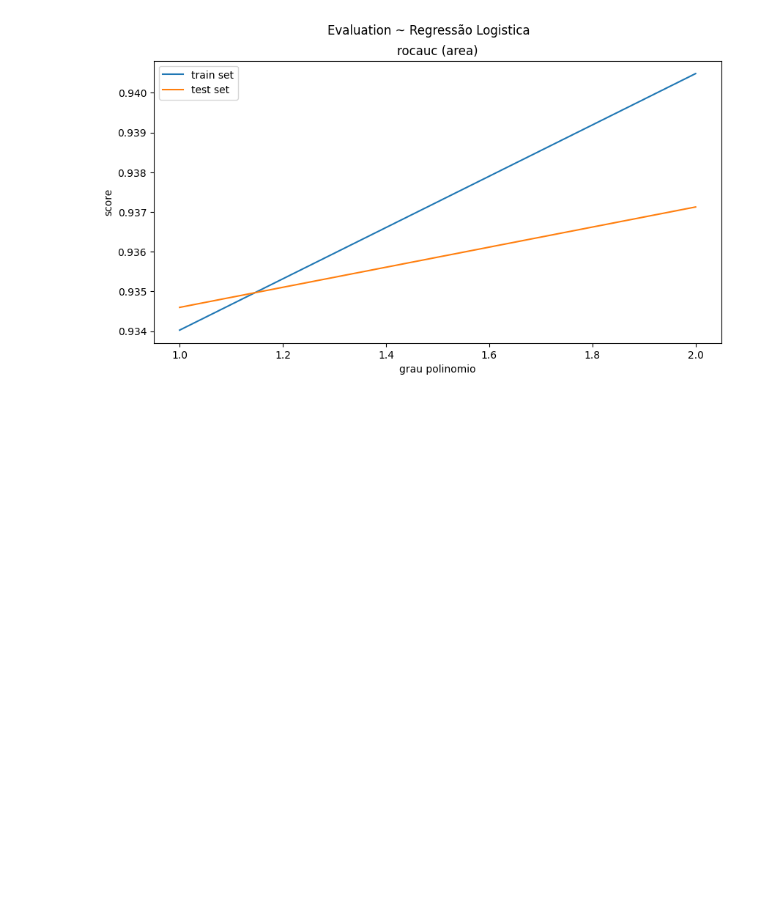
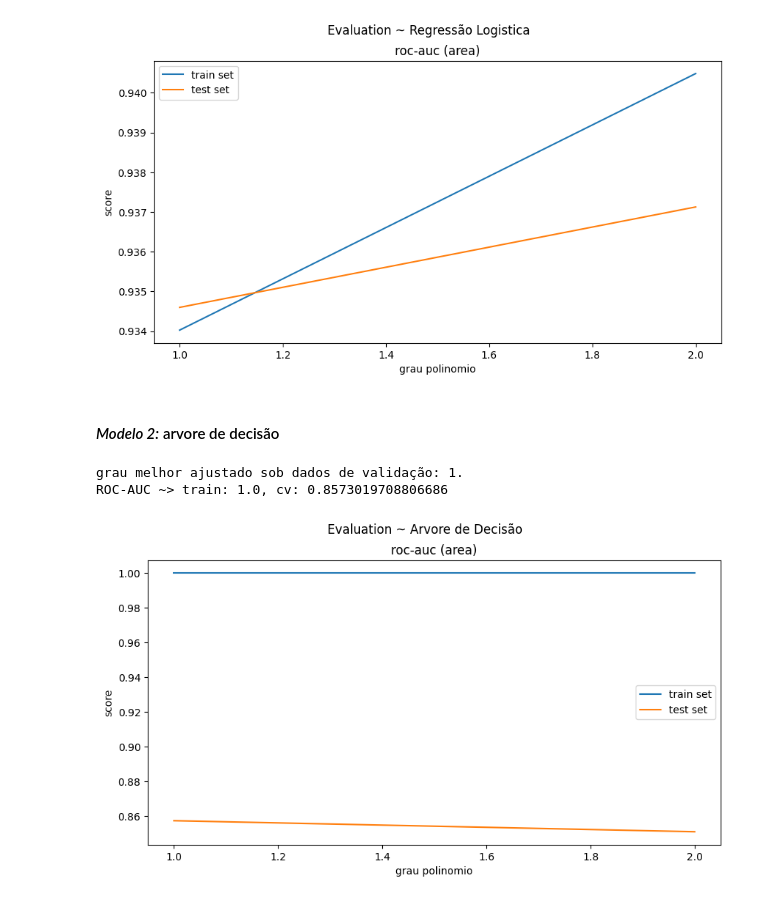
Before and after one commit to richardsantino/diabete-prediction, a Jupyter notebook: diabetes_prediction.ipynb, the cells around one changed output. Cells and saved outputs as stored; diff of their text form; code cells hidden in the pictures; blank space fills up the shorter version.

```diff
--- a/diabetes_prediction.ipynb
+++ b/diabetes_prediction.ipynb
@@ -886,3 +879,60 @@ plt.show()
 grau melhor ajustado sob dados de validação: 2.
 ROC-AUC ~> train: 0.9404836766065015, cv: 0.9371254757572637
 [figure]
+# %% [markdown]
+#### *Modelo 2:* arvore de decisão
+# %%
+labels = ['train set', 'test set']
+scores = {
+    'ROC_AUC': [],
+}
+exps = list(range(1, 3))
+best_cv_rocauc_dectre = -np.inf
+best_exp = None
+
+for i in exps:
+    X_train_i, poly, scaler = transform_train_set(X_train, i)
+
+    X_cv_i = poly.transform(X_cv)
+    X_cv_i = scaler.transform(X_cv_i)
+
+    model_i = DecisionTreeClassifier()
+    model_i.fit(X_train_i, y_train)
+
+    # train val
+    y_pred_prob = model_i.predict_proba(X_train_i)[:, 1]
+    y_true = y_train
+
+    false_positive_rate, true_positive_rate, _ = roc_curve(y_true, y_pred_prob)
+    train_rocauc = auc(false_positive_rate, true_positive_rate)
+
+    # cv val
+    y_pred_prob = model_i.predict_proba(X_cv_i)[:, 1]
+    y_true = y_cv
+
+    false_positive_rate, true_positive_rate, _ = roc_curve(y_true, y_pred_prob)
+    cv_rocauc = auc(false_positive_rate, true_positive_rate)
+
+    scores['ROC_AUC'].append([train_rocauc, cv_rocauc])
+
+    if cv_rocauc > best_cv_rocauc_dectre:
+        best_cv_rocauc_dectre = cv_rocauc
+        best_exp = i
+
+print(f'grau melhor ajustado sob dados de validação: {best_exp}.')
+print(f"ROC-AUC ~> train: {scores['ROC_AUC'][best_exp-1][0]}, cv: {scores['ROC_AUC'][best_exp-1][1]}")
+
+fig, ax = plt.subplots(1, 1, figsize=(10, 5))
+
+ax.set_title('roc-auc (area)')
+ax.set_xlabel('grau polinomio')
+ax.set_ylabel('score')
+ax.plot(exps, scores['ROC_AUC'], label=labels)
+ax.legend()
+
+plt.suptitle('Evaluation ~ Arvore de Decisão')
+plt.show()
+# %% [output]
+grau melhor ajustado sob dados de validação: 1.
+ROC-AUC ~> train: 1.0, cv: 0.8573019708806686
+[figure, added]
```
Also changed, not shown: parts of 20 cells of this notebook.
